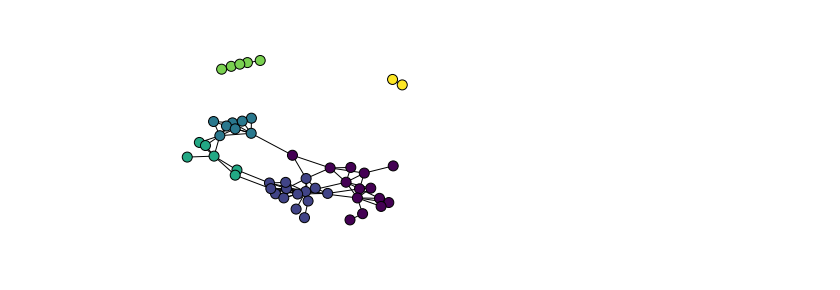
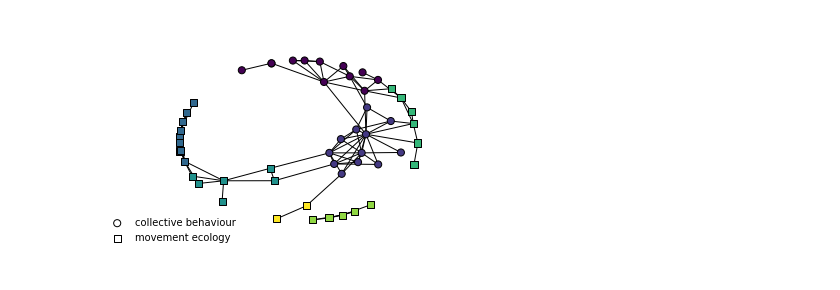
Before and after one commit to ctorney/elsapy, a Jupyter notebook: makeFigures.ipynb, the cells around one changed output. Drawn from its saved outputs; the diff is of its cells as text; code cells hidden in the pictures.

Commit message:
made figures

```diff
--- a/makeFigures.ipynb
+++ b/makeFigures.ipynb
@@ -8,40 +8,54 @@ import random
 
 random.seed(0)
 
 % matplotlib inline
 
 df=pd.read_csv('author_list.txt',names=['lastname','firstname'])
+authDF = pd.read_csv('author_mecb.csv',index_col=0)
+
 
 df['community']=0
 adj = np.load('network.npy')
 
 
 
 G = nx.from_numpy_matrix(adj)
 
 
 labels={}
-
+cb=[]
+me=[]
+cbi=[]
+mei=[]
+idx = 0
 for ind,author in df.iterrows():
     if np.sum(adj[:,ind]):
         labels[ind]=author.lastname
 
+        if authDF[authDF['lastname']==author.lastname]['comm'].iloc[0]=='cb':
+            cb.append(ind)
+            cbi.append(idx)
+        else:
+            me.append(ind)
+            mei.append(idx)
+        idx+=1
 G.remove_nodes_from(nx.isolates(G))
-pos=nx.spring_layout(G,k=0.05,iterations=2000) # positions for all nodes
+pos1=nx.circular_layout(G)
+pos=nx.spring_layout(G,k=0.1,iterations=2000,pos=pos1) # positions for all nodes
 
 
 parts = community.best_partition(G)
 values = [parts.get(node) for node in G.nodes()]
 
+nx.draw_networkx_nodes(G,pos, nodelist=[cb[0]],node_color='white', node_size=50,node_shape='o',label='collective behaviour')
+nx.draw_networkx_nodes(G,pos, nodelist=[me[0]],node_color='white', node_size=50,node_shape='s',label='movement ecology')
+nx.draw_networkx_nodes(G,pos, cmap=plt.get_cmap('viridis'), nodelist=cb, vmax=6,vmin=0,node_color=np.asarray(values)[np.array(cbi)].tolist(), node_size=50,node_shape='o')
+nx.draw_networkx_nodes(G,pos, cmap=plt.get_cmap('viridis'), nodelist=me, vmax=6,vmin=0, node_color=np.asarray(values)[np.array(mei)].tolist(), node_size=50,node_shape='s')
+nx.draw_networkx_edges(G,pos)
 
-
-#values = [val_map.get(node, 0.25) for node in G.nodes()]
-
-#nx.draw(G, cmap=plt.get_cmap('jet'), node_color=values)
-nx.draw_networkx_nodes(G,pos, cmap=plt.get_cmap('viridis'), node_color=values,node_size=100,node_shape)
-nx.draw_networkx_edges(G,pos)
-#nx.draw_networkx_labels(G,pos,labels,font_size=8)
 plt.axis('off')
+plt.legend(scatterpoints=1,loc=3,frameon=False, bbox_to_anchor=(-0.1,-0.0),fontsize='medium')
+plt.savefig('network.png',dpi=300)
 plt.show()
 # %% [output]
-[figure, old version]
+[figure, new version]
```
Also changed, not shown: parts of 4 cells of this notebook.
